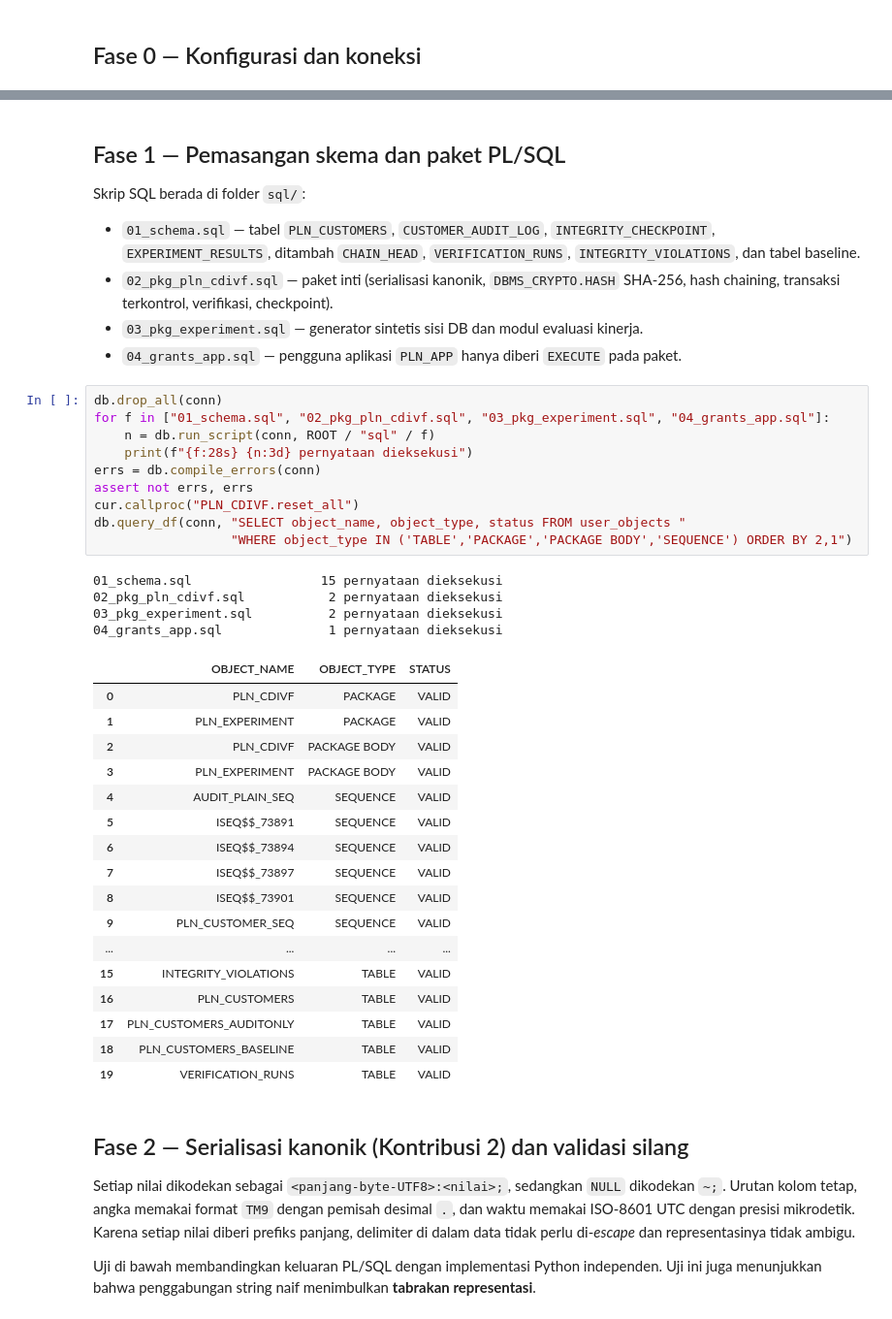
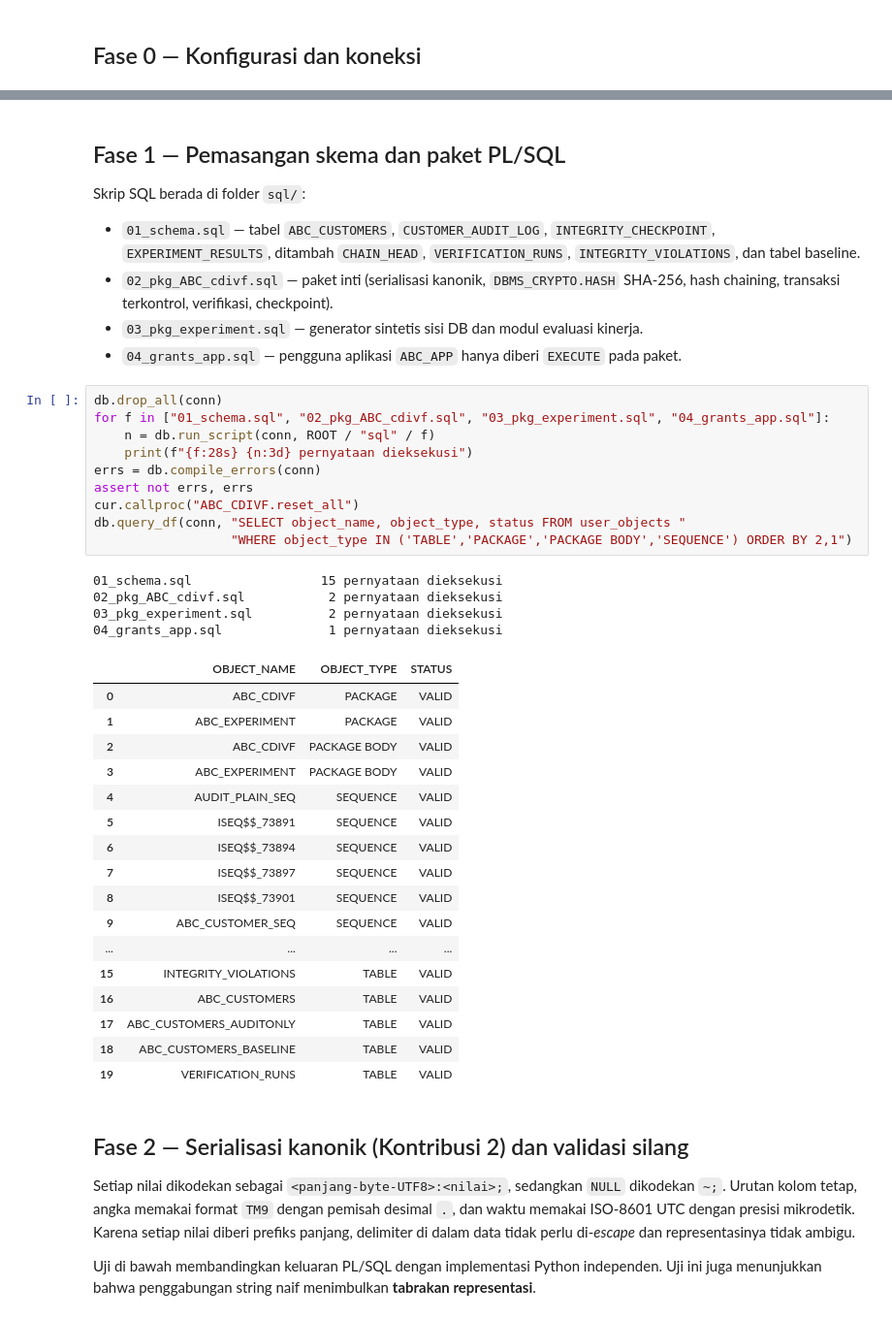
Before and after one commit to agil-hash/IF6060, a Jupyter notebook: ABC_CDIVF_Eksperimen.ipynb, the cells around one changed output, grey strips where cells are left out. Shown at 97% size. Saved outputs shown, nothing was run; the diff lists cells and outputs as text.

```diff
--- a/ABC_CDIVF_Eksperimen.ipynb
+++ b/ABC_CDIVF_Eksperimen.ipynb
@@ -75,41 +75,41 @@ DSN: oracle:1521/FREEPDB1 | Python 3.12.16 | oracledb 3.4.0
 
 Skrip SQL berada di folder `sql/`:
 
-* `01_schema.sql` — tabel `PLN_CUSTOMERS`, `CUSTOMER_AUDIT_LOG`, `INTEGRITY_CHECKPOINT`, `EXPERIMENT_RESULTS`, ditambah `CHAIN_HEAD`, `VERIFICATION_RUNS`, `INTEGRITY_VIOLATIONS`, dan tabel baseline.
-* `02_pkg_pln_cdivf.sql` — paket inti (serialisasi kanonik, `DBMS_CRYPTO.HASH` SHA-256, hash chaining, transaksi terkontrol, verifikasi, checkpoint).
+* `01_schema.sql` — tabel `ABC_CUSTOMERS`, `CUSTOMER_AUDIT_LOG`, `INTEGRITY_CHECKPOINT`, `EXPERIMENT_RESULTS`, ditambah `CHAIN_HEAD`, `VERIFICATION_RUNS`, `INTEGRITY_VIOLATIONS`, dan tabel baseline.
+* `02_pkg_ABC_cdivf.sql` — paket inti (serialisasi kanonik, `DBMS_CRYPTO.HASH` SHA-256, hash chaining, transaksi terkontrol, verifikasi, checkpoint).
 * `03_pkg_experiment.sql` — generator sintetis sisi DB dan modul evaluasi kinerja.
-* `04_grants_app.sql` — pengguna aplikasi `PLN_APP` hanya diberi `EXECUTE` pada paket.
+* `04_grants_app.sql` — pengguna aplikasi `ABC_APP` hanya diberi `EXECUTE` pada paket.
 # %%
 db.drop_all(conn)
-for f in ["01_schema.sql", "02_pkg_pln_cdivf.sql", "03_pkg_experiment.sql", "04_grants_app.sql"]:
+for f in ["01_schema.sql", "02_pkg_ABC_cdivf.sql", "03_pkg_experiment.sql", "04_grants_app.sql"]:
     n = db.run_script(conn, ROOT / "sql" / f)
     print(f"{f:28s} {n:3d} pernyataan dieksekusi")
 errs = db.compile_errors(conn)
 assert not errs, errs
-cur.callproc("PLN_CDIVF.reset_all")
+cur.callproc("ABC_CDIVF.reset_all")
 db.query_df(conn, "SELECT object_name, object_type, status FROM user_objects "
                   "WHERE object_type IN ('TABLE','PACKAGE','PACKAGE BODY','SEQUENCE') ORDER BY 2,1")
 # %% [output]
 01_schema.sql                 15 pernyataan dieksekusi
-02_pkg_pln_cdivf.sql           2 pernyataan dieksekusi
+02_pkg_ABC_cdivf.sql           2 pernyataan dieksekusi
 03_pkg_experiment.sql          2 pernyataan dieksekusi
 04_grants_app.sql              1 pernyataan dieksekusi
 |  | OBJECT_NAME | OBJECT_TYPE | STATUS |
-| 0 | PLN_CDIVF | PACKAGE | VALID |
-| 1 | PLN_EXPERIMENT | PACKAGE | VALID |
-| 2 | PLN_CDIVF | PACKAGE BODY | VALID |
-| 3 | PLN_EXPERIMENT | PACKAGE BODY | VALID |
+| 0 | ABC_CDIVF | PACKAGE | VALID |
+| 1 | ABC_EXPERIMENT | PACKAGE | VALID |
+| 2 | ABC_CDIVF | PACKAGE BODY | VALID |
+| 3 | ABC_EXPERIMENT | PACKAGE BODY | VALID |
 | 4 | AUDIT_PLAIN_SEQ | SEQUENCE | VALID |
 | 5 | ISEQ$$_73891 | SEQUENCE | VALID |
 | 6 | ISEQ$$_73894 | SEQUENCE | VALID |
 | 7 | ISEQ$$_73897 | SEQUENCE | VALID |
 | 8 | ISEQ$$_73901 | SEQUENCE | VALID |
-| 9 | PLN_CUSTOMER_SEQ | SEQUENCE | VALID |
+| 9 | ABC_CUSTOMER_SEQ | SEQUENCE | VALID |
 | ... | ... | ... | ... |
 | 15 | INTEGRITY_VIOLATIONS | TABLE | VALID |
-| 16 | PLN_CUSTOMERS | TABLE | VALID |
-| 17 | PLN_CUSTOMERS_AUDITONLY | TABLE | VALID |
-| 18 | PLN_CUSTOMERS_BASELINE | TABLE | VALID |
+| 16 | ABC_CUSTOMERS | TABLE | VALID |
+| 17 | ABC_CUSTOMERS_AUDITONLY | TABLE | VALID |
+| 18 | ABC_CUSTOMERS_BASELINE | TABLE | VALID |
 | 19 | VERIFICATION_RUNS | TABLE | VALID |
 # %% [markdown]
 ## Fase 2 — Serialisasi kanonik (Kontribusi 2) dan validasi silang
```
Also changed, not shown: parts of 23 cells of this notebook.
